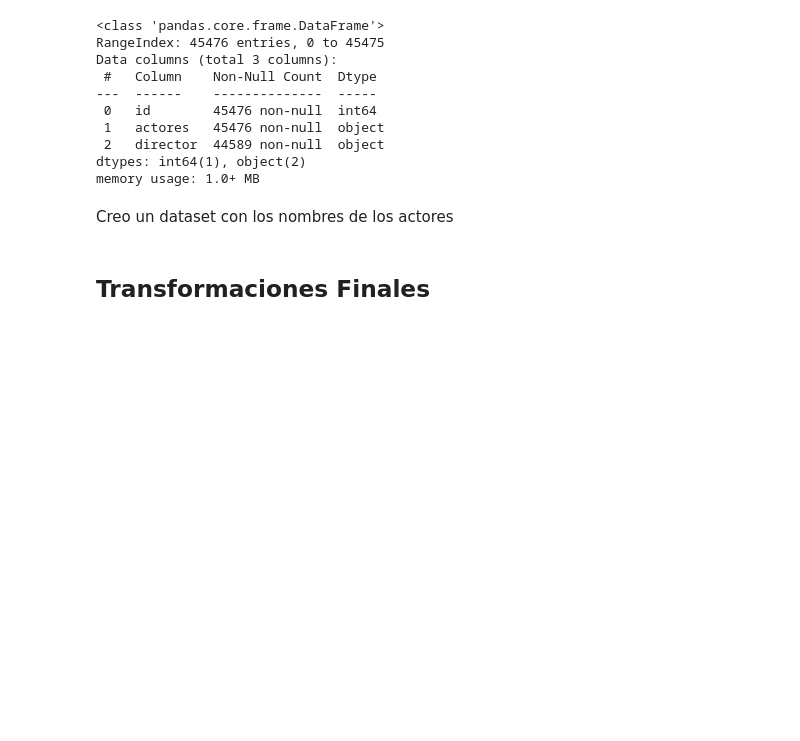
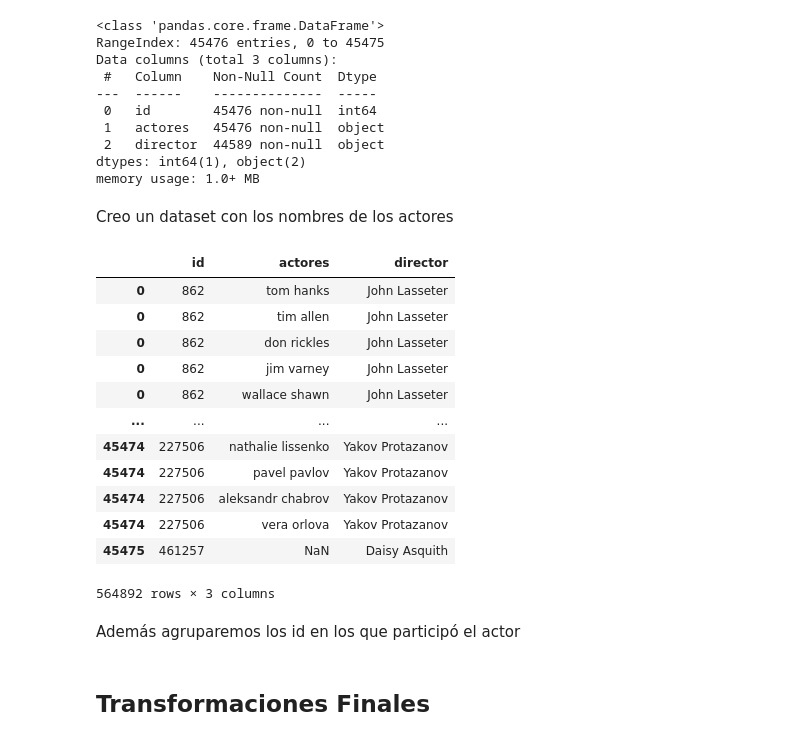
Before and after one commit to hzaquelli82/PI01, a Jupyter notebook: ETL.ipynb, the cells around one changed output. Saved outputs shown, nothing was run; the diff lists cells and outputs as text; code cells hidden in the pictures; blank space fills up the shorter version.

```diff
--- a/ETL.ipynb
+++ b/ETL.ipynb
@@ -457,7 +457,25 @@ dtypes: int64(1), object(2)
 memory usage: 1.0+ MB
 # %% [markdown]
 Creo un dataset con los nombres de los actores
+# %%
+df_exploded
+# %% [output]
+|  | id | actores | director |
+| 0 | 862 | tom hanks | John Lasseter |
+| 0 | 862 | tim allen | John Lasseter |
+| 0 | 862 | don rickles | John Lasseter |
+| 0 | 862 | jim varney | John Lasseter |
+| 0 | 862 | wallace shawn | John Lasseter |
+| ... | ... | ... | ... |
+| 45474 | 227506 | nathalie lissenko | Yakov Protazanov |
+| 45474 | 227506 | pavel pavlov | Yakov Protazanov |
+| 45474 | 227506 | aleksandr chabrov | Yakov Protazanov |
+| 45474 | 227506 | vera orlova | Yakov Protazanov |
+| 45475 | 461257 | NaN | Daisy Asquith |
+564892 rows × 3 columns
 # %%
 actores = dfc['actores'].explode().unique()
 actores =  pd.Series(actores).sort_values()
 actores.to_csv('actores.csv')
+# %% [markdown]
+Además agruparemos los id en los que participó el actor
```
Also changed, not shown: parts of 5 cells of this notebook, 4 other files.
